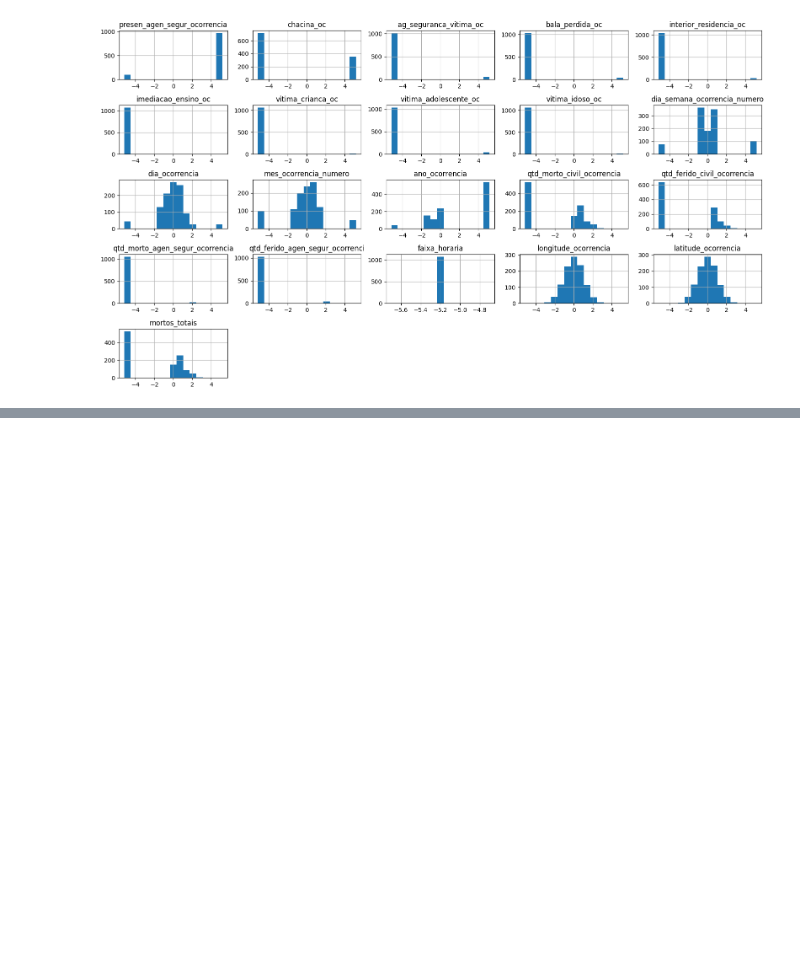
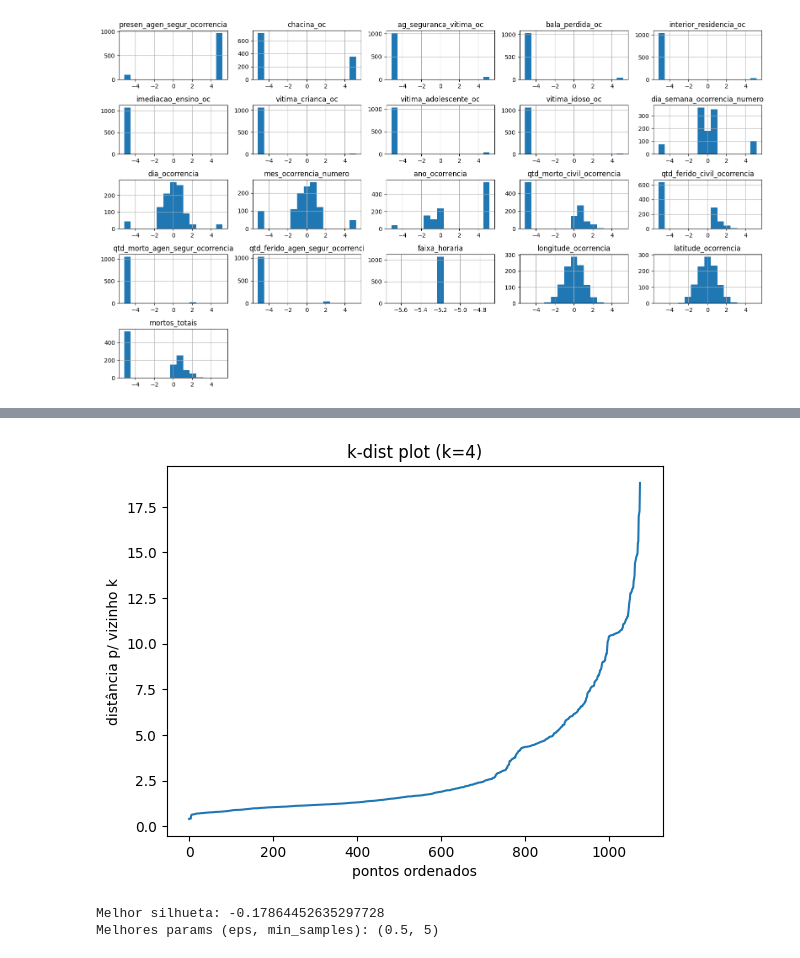
Before and after one commit to bakudas/validacao-modelos-clusterizacao, a Jupyter notebook: pd_validacao_modelos_clusterizacao.ipynb, the cells around one changed output, grey strips where cells are left out. Drawn from its saved outputs; the diff is of its cells as text; code cells hidden in the pictures; blank space fills up the shorter version.

```diff
--- a/pd_validacao_modelos_clusterizacao.ipynb
+++ b/pd_validacao_modelos_clusterizacao.ipynb
@@ -686,0 +713,46 @@ Para n_clusters = 7:
+# %%
+from sklearn.neighbors import NearestNeighbors
+
+min_samples = 5
+
+neighbors = NearestNeighbors(n_neighbors=min_samples)
+neighbors_fit = neighbors.fit(X)
+distances, indices = neighbors_fit.kneighbors(X)
+
+# A distância para o k-ésimo vizinho mais próximo (no caso min_samples=5 -> k=5)
+# mas a gente costuma pegar k = min_samples - 1 = 4, depende da convenção.
+distances_k = np.sort(distances[:, min_samples - 1])
+plt.plot(distances_k)
+plt.title(f"k-dist plot (k={min_samples - 1})")
+plt.ylabel("distância p/ vizinho k")
+plt.xlabel("pontos ordenados")
+plt.show()
+# %% [output]
+[figure, added]
+# %%
+from sklearn.cluster import DBSCAN
+from sklearn.metrics import silhouette_score
+
+candidate_eps = [0.2, 0.3, 0.5, 0.7, 1.0]
+candidate_min_samples = [3, 5, 10]
+
+best_score = -1
+best_params = None
+
+for eps_ in candidate_eps:
+    for ms in candidate_min_samples:
+        db = DBSCAN(eps=eps_, min_samples=ms)
+        labels = db.fit_predict(X)
+
+        # Se tudo cair como ruído (-1) ou se houver 1 cluster, silhouette não faz sentido
+        if len(set(labels)) > 1 and len(set(labels)) != 1:
+            score = silhouette_score(X, labels)
+            if score > best_score:
+                best_score = score
+                best_params = (eps_, ms)
+
+print("Melhor silhueta:", best_score)
+print("Melhores params (eps, min_samples):", best_params)
+# %% [output]
+Melhor silhueta: -0.17864452635297728
+Melhores params (eps, min_samples): (0.5, 5)
```
Also changed, not shown: parts of 12 cells of this notebook.
